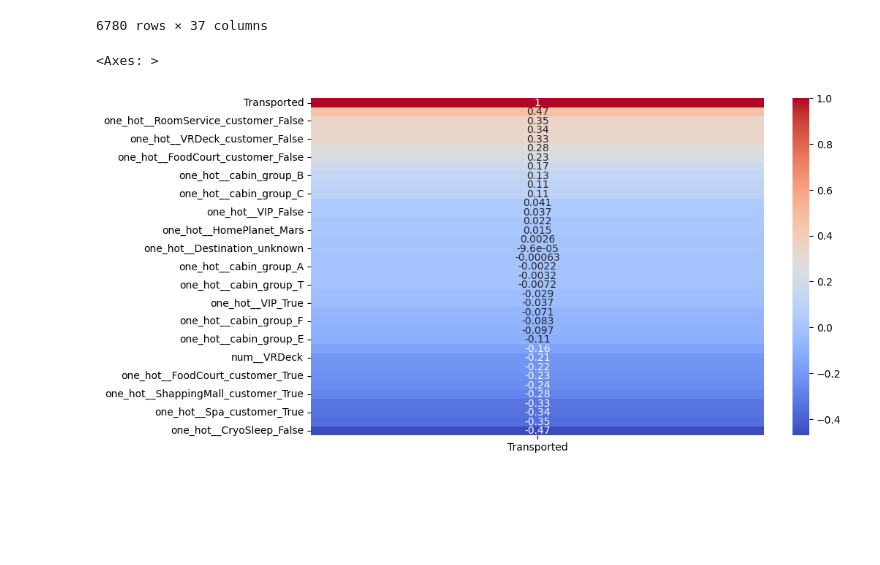
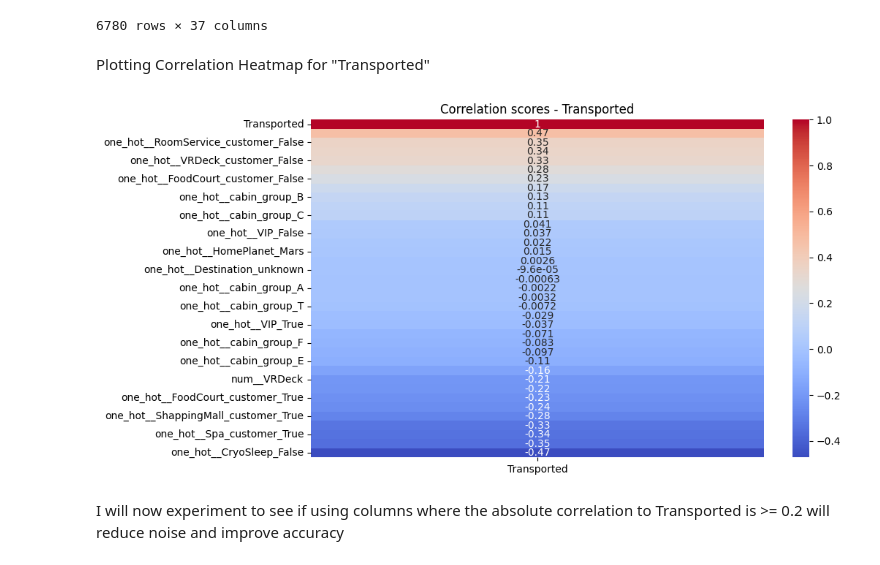
Before and after one commit to rick-a-commits/space_ship_titanic, a Jupyter notebook: model_experiments/model_experiments.ipynb, the cells around one changed output. Drawn from its saved outputs; the diff is of its cells as text; code cells hidden in the pictures; blank space fills up the shorter version.

Commit message:
experimented with models

```diff
--- a/model_experiments/model_experiments.ipynb
+++ b/model_experiments/model_experiments.ipynb
@@ -175,5 +202,5 @@ processor_model = ColumnTransformer([
 # %%
-X_processed = processor_model.fit_transform(X_train)
+X_train_processed = processor_model.fit_transform(X_train)
 
 X_features = processor_model.get_feature_names_out()
 # %%
@@ -203,5 +232,5 @@ array(['num__Age', 'num__RoomService', 'num__FoodCourt',
 # %%
-X_train_processed_df = pd.DataFrame(X_processed, columns=X_features, index=X_train.index)
+X_train_processed_df = pd.DataFrame(X_train_processed, columns=X_features, index=X_train.index)
 # %%
 X_train_processed_df
 # %% [output]
@@ -283,14 +314,19 @@ X_processed_df_full
 | 3578 | 0.354360 | -0.332213 | -0.286542 | -0.298906 | -0.265089 | -0.265611 | ... |
 | 3120 | -0.962378 | 0.180614 | -0.286542 | -0.137878 | -0.096722 | -0.265611 | ... |
 6780 rows × 37 columns
+# %% [markdown]
+Plotting Correlation Heatmap for "Transported"
 # %%
 corr2 = X_processed_df_full.corr()
 
 fig, ax = plt.subplots(figsize=(10,6))
 
 sns.heatmap(corr2[['Transported']].sort_values(by='Transported', ascending=False), annot=True, cmap='coolwarm'
 
 )
+plt.title("Correlation scores - Transported")
+plt.show()
 # %% [output]
-<Axes: >
-[figure, old version]
+[figure, new version]
+# %% [markdown]
+I will now experiment to see if using columns where the absolute correlation to Transported is >= 0.2 will reduce noise and improve accuracy
```
Also changed, not shown: parts of 84 cells of this notebook, 1 other file.
